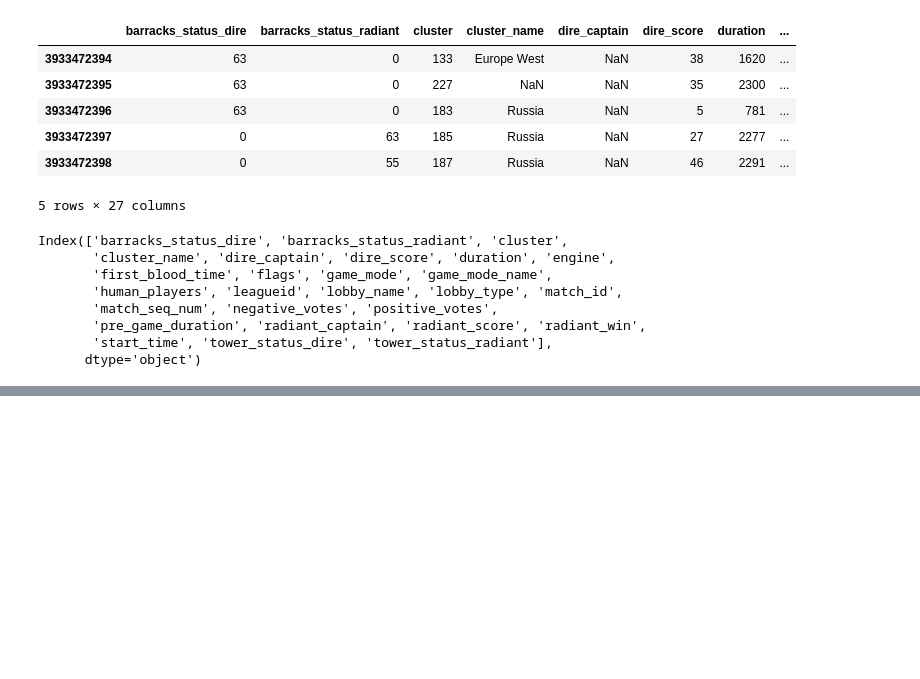
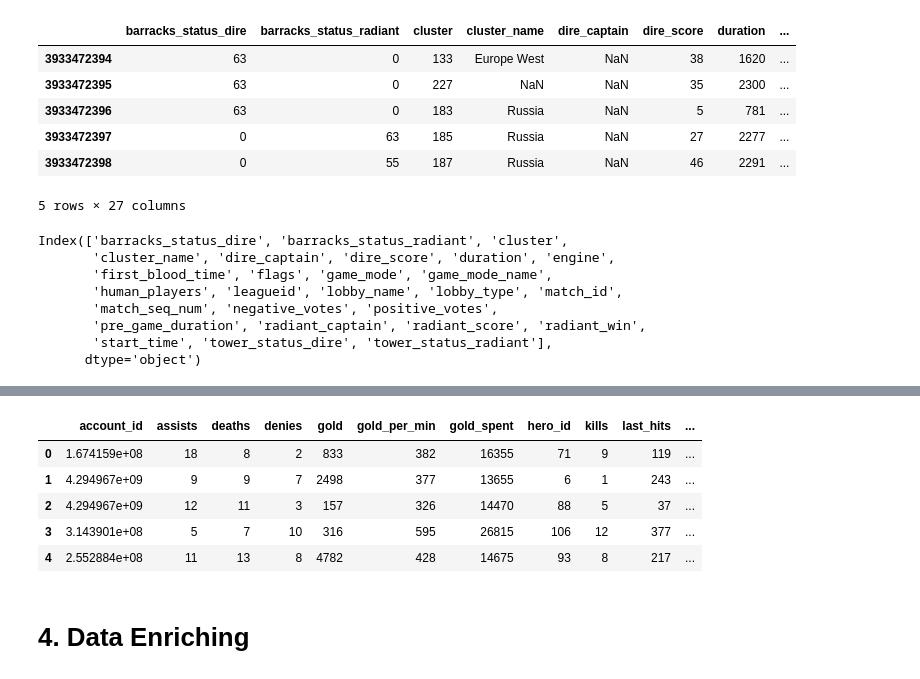
Before and after one commit to Samuel-Campbell/dota2, a Jupyter notebook: src/Dota2_Analysis.ipynb, the cells around one changed output, grey strips where cells are left out. Cells and saved outputs as stored; diff of their text form; code cells hidden in the pictures; blank space fills up the shorter version.

```diff
--- a/src/Dota2_Analysis.ipynb
+++ b/src/Dota2_Analysis.ipynb
@@ -423,0 +470,53 @@ match_df.head()
+# %%
+with open('data/match.json') as f:
+    raw_match_data = json.load(f)
+
+player_list = []
+
+for keys in raw_match_data:
+    for i in range(len(raw_match_data[keys]['players'])):
+        try:
+            del raw_match_data[keys]['players'][i]['ability_upgrades']
+        except KeyError:
+            pass
+        raw_match_data[keys]['players'][i]['match_id'] = keys
+        player_list.append(raw_match_data[keys]['players'][i])
+
+player_0_df = pd.DataFrame(player_list)
+# %%
+drop_columns = [
+    'leaver_status_description',
+    'leaver_status_name',
+    'hero_name',
+    'item_0_name',
+    'item_1_name',
+    'item_2_name',
+    'item_3_name',
+    'item_4_name',
+    'item_5_name',
+    'item_0',
+    'item_1',
+    'item_2',
+    'item_3',
+    'item_4',
+    'item_5',
+    'backpack_0',
+    'backpack_1',
+    'backpack_2',
+    'hero_damage',
+    'hero_healing',
+    'tower_damage',
+    'additional_units'
+]
+
+player_0_df = player_0_df.drop(columns = drop_columns)
+player_0_df.head()
+# %% [output]
+|  | account_id | assists | deaths | denies | gold | gold_per_min | gold_spent | hero_id | kills | last_hits | ... |
+| 0 | 1.674159e+08 | 18 | 8 | 2 | 833 | 382 | 16355 | 71 | 9 | 119 | ... |
+| 1 | 4.294967e+09 | 9 | 9 | 7 | 2498 | 377 | 13655 | 6 | 1 | 243 | ... |
+| 2 | 4.294967e+09 | 12 | 11 | 3 | 157 | 326 | 14470 | 88 | 5 | 37 | ... |
+| 3 | 3.143901e+08 | 5 | 7 | 10 | 316 | 595 | 26815 | 106 | 12 | 377 | ... |
+| 4 | 2.552884e+08 | 11 | 13 | 8 | 4782 | 428 | 14675 | 93 | 8 | 217 | ... |
+# %% [markdown]
+# 4. Data Enriching
```
Also changed, not shown: parts of 8 cells of this notebook, 3 other files.
